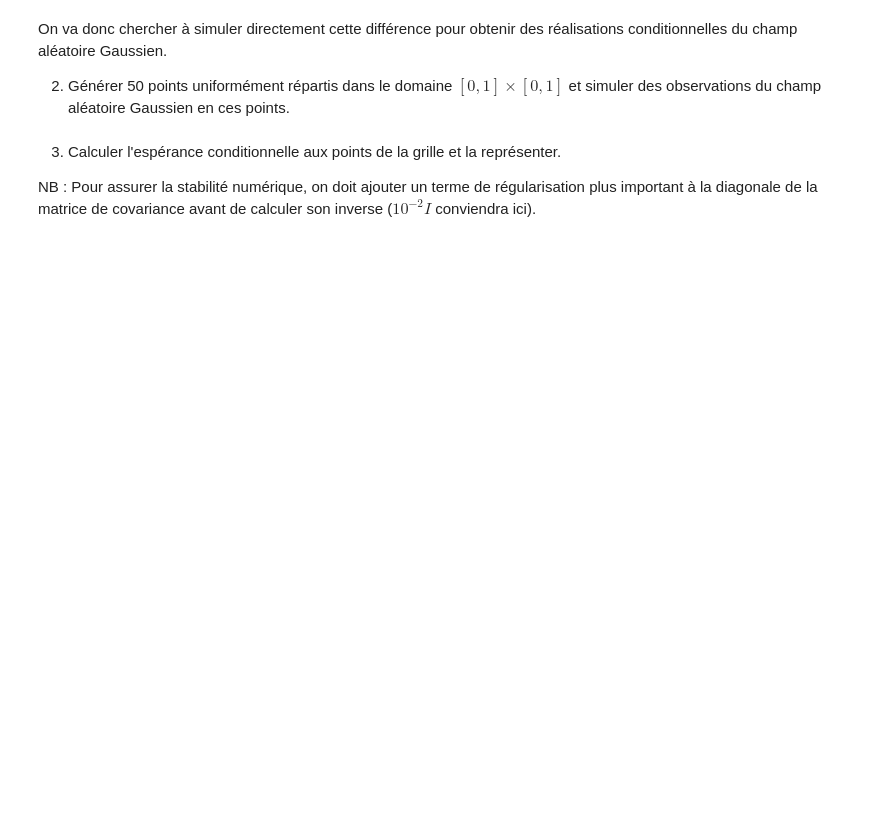
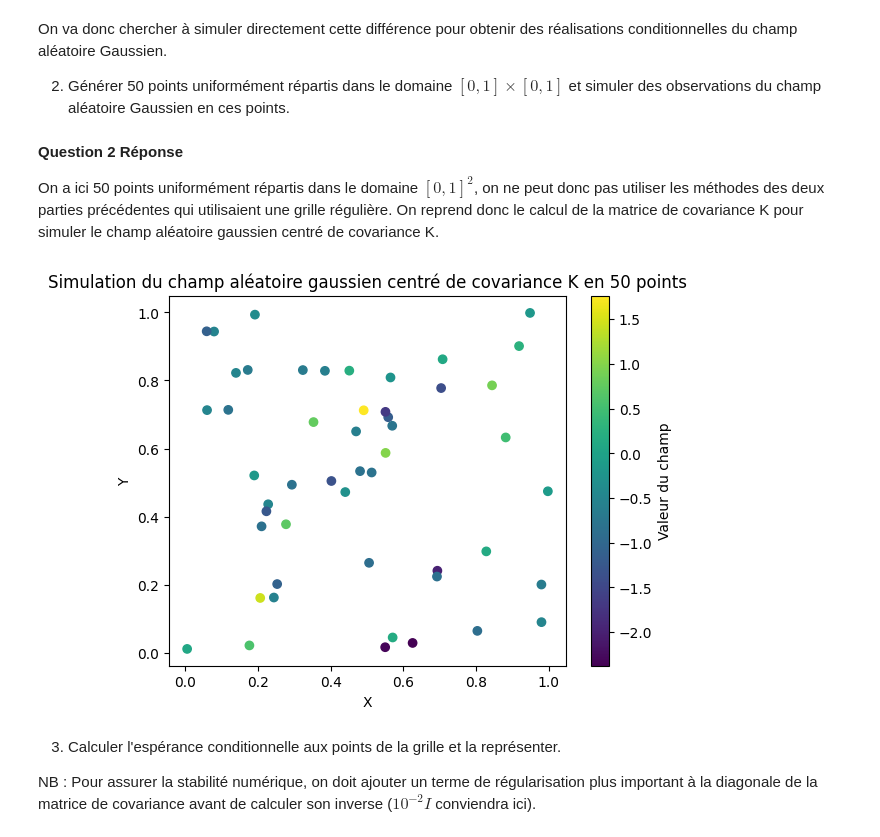
Before and after one commit to noamguillou/Projet-Probabilites, a Jupyter notebook: Pablo.ipynb, the cells around one changed output. Drawn from its saved outputs; the diff is of its cells as text; code cells hidden in the pictures; blank space fills up the shorter version.

Commit message:
Questions fin partie 3

```diff
--- a/Pablo.ipynb
+++ b/Pablo.ipynb
@@ -253,6 +257,26 @@ Ainsi, on a bien $Z=\mathbb{E}(X_2|X_1)-X_2$ indépendant de $X_1$ d'après les
 On va donc chercher à simuler directement cette différence pour obtenir des réalisations conditionnelles du champ aléatoire Gaussien.
 
 2. Générer 50 points uniformément répartis dans le domaine  $[0, 1] \times [0, 1]$ et simuler des observations du champ aléatoire Gaussien en ces points.
+# %% [markdown]
+**Question 2 Réponse**
+
+On a ici 50 points uniformément répartis dans le domaine $[0,1]^2$, on ne peut donc pas utiliser les méthodes des deux parties précédentes qui utilisaient une grille régulière. On reprend donc le calcul de la matrice de covariance K pour simuler le champ aléatoire gaussien centré de covariance K.
+# %%
+sigma2 = 1.0
+a = 0.05
+n_1=50
+points_1=np.random.rand(n_1, 2)
+distance_1=scp.distance_matrix(points_1,points_1)
+K_1=covariance_gaussienne(distance_1,sigma2,a)
+X_1=np.random.multivariate_normal(np.zeros(n_1),K)
+plt.scatter(points_1[:, 0], points_1[:, 1], c=X_1, cmap='viridis')
+plt.colorbar(label="Valeur du champ")
+plt.title("Simulation du champ aléatoire gaussien centré de covariance K en 50 points")
+plt.xlabel("X")
+plt.ylabel("Y")
+plt.show();
+# %% [output]
+[figure, added]
 # %% [markdown]
 
 3. Calculer l'espérance conditionnelle aux points de la grille et la représenter.
```
Also changed, not shown: parts of 9 cells of this notebook.
